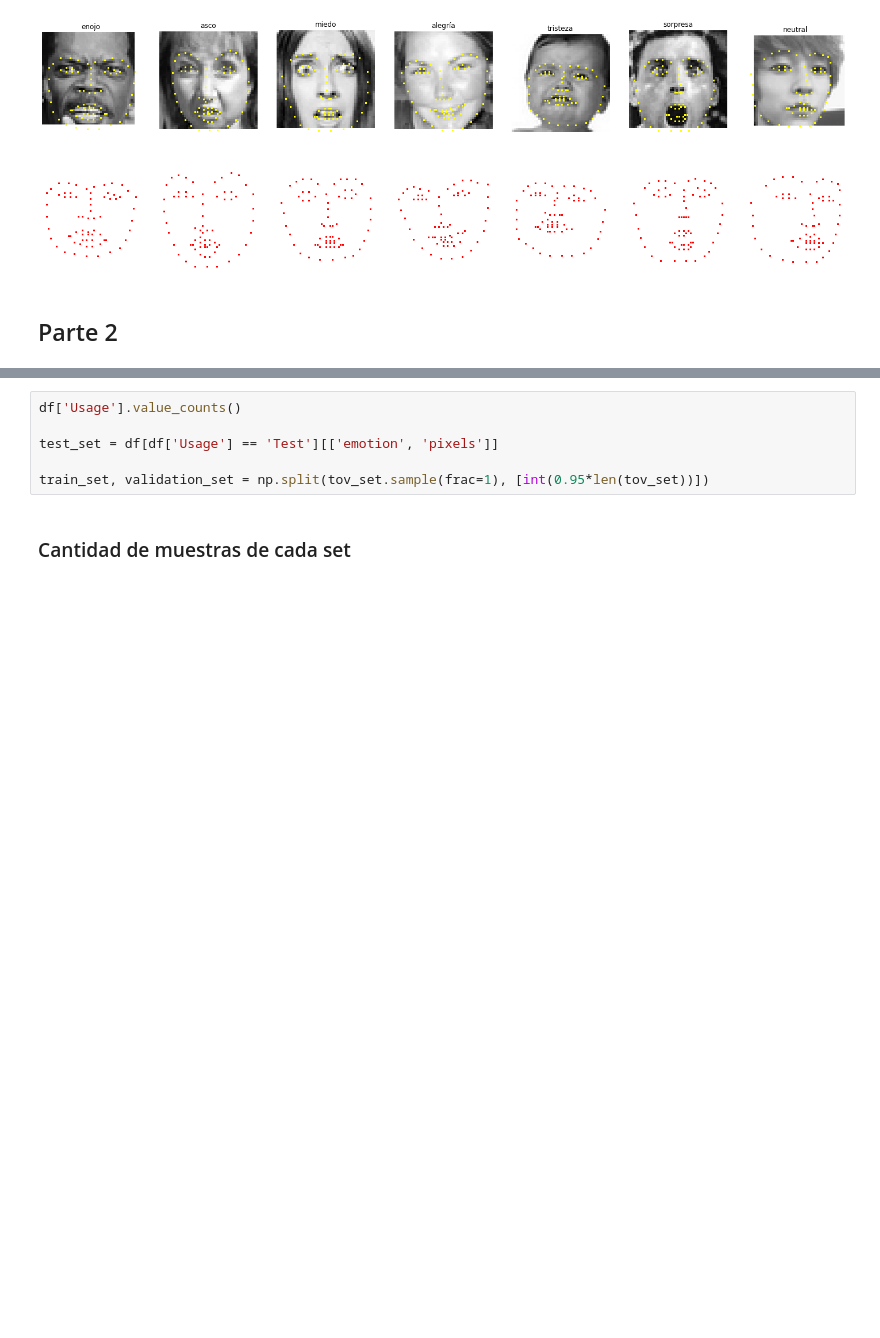
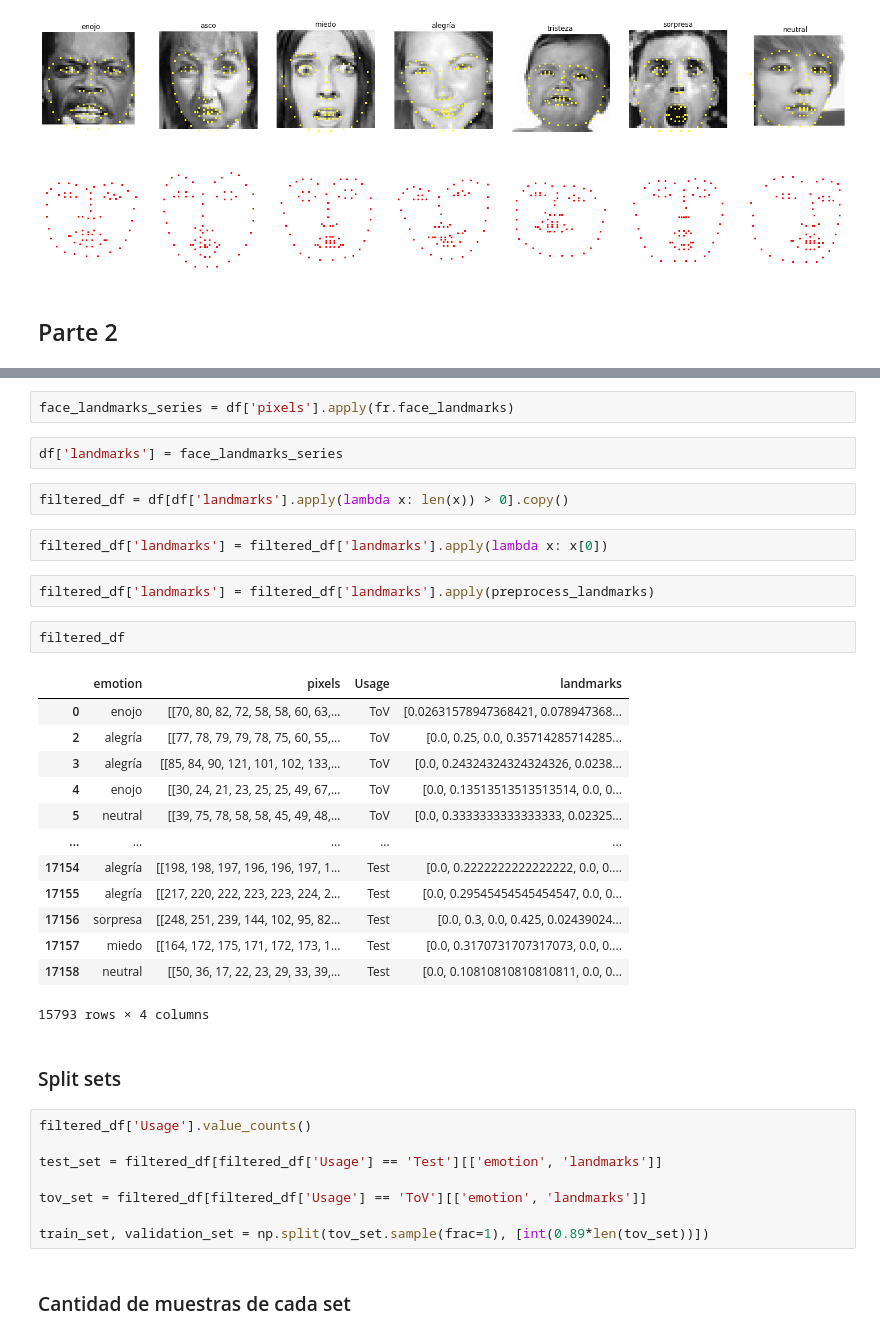
Before and after one commit to MatiasDuhalde/IIC2613-Tareas, a Jupyter notebook: T3/preguntas.ipynb, the cells around one changed output, grey strips where cells are left out. Cells and saved outputs as stored; diff of their text form; blank space fills up the shorter version.

```diff
--- a/T3/preguntas.ipynb
+++ b/T3/preguntas.ipynb
@@ -115,9 +174,39 @@ for i, row in enumerate(emotion_sample):
+# %%
+face_landmarks_series = df['pixels'].apply(fr.face_landmarks)
+# %%
+df['landmarks'] = face_landmarks_series
+# %%
+filtered_df = df[df['landmarks'].apply(lambda x: len(x)) > 0].copy()
+# %%
+filtered_df['landmarks'] = filtered_df['landmarks'].apply(lambda x: x[0])
+# %%
+filtered_df['landmarks'] = filtered_df['landmarks'].apply(preprocess_landmarks)
+# %%
+filtered_df
+# %% [output]
+|  | emotion | pixels | Usage | landmarks |
+| 0 | enojo | [[70, 80, 82, 72, 58, 58, 60, 63,... | ToV | [0.02631578947368421, 0.078947368... |
+| 2 | alegría | [[77, 78, 79, 79, 78, 75, 60, 55,... | ToV | [0.0, 0.25, 0.0, 0.35714285714285... |
+| 3 | alegría | [[85, 84, 90, 121, 101, 102, 133,... | ToV | [0.0, 0.24324324324324326, 0.0238... |
+| 4 | enojo | [[30, 24, 21, 23, 25, 25, 49, 67,... | ToV | [0.0, 0.13513513513513514, 0.0, 0... |
+| 5 | neutral | [[39, 75, 78, 58, 58, 45, 49, 48,... | ToV | [0.0, 0.3333333333333333, 0.02325... |
+| ... | ... | ... | ... | ... |
+| 17154 | alegría | [[198, 198, 197, 196, 196, 197, 1... | Test | [0.0, 0.2222222222222222, 0.0, 0.... |
+| 17155 | alegría | [[217, 220, 222, 223, 223, 224, 2... | Test | [0.0, 0.29545454545454547, 0.0, 0... |
+| 17156 | sorpresa | [[248, 251, 239, 144, 102, 95, 82... | Test | [0.0, 0.3, 0.0, 0.425, 0.02439024... |
+| 17157 | miedo | [[164, 172, 175, 171, 172, 173, 1... | Test | [0.0, 0.3170731707317073, 0.0, 0.... |
+| 17158 | neutral | [[50, 36, 17, 22, 23, 29, 33, 39,... | Test | [0.0, 0.10810810810810811, 0.0, 0... |
+15793 rows × 4 columns
+# %% [markdown]
+### Split sets
 # %%
-df['Usage'].value_counts()
+filtered_df['Usage'].value_counts()
 
-test_set = df[df['Usage'] == 'Test'][['emotion', 'pixels']]
+test_set = filtered_df[filtered_df['Usage'] == 'Test'][['emotion', 'landmarks']]
 
-train_set, validation_set = np.split(tov_set.sample(frac=1), [int(0.95*len(tov_set))])
+tov_set = filtered_df[filtered_df['Usage'] == 'ToV'][['emotion', 'landmarks']]
+
+train_set, validation_set = np.split(tov_set.sample(frac=1), [int(0.89*len(tov_set))])
 # %% [markdown]
 ### Cantidad de muestras de cada set
 # %%
```
Also changed, not shown: parts of 13 cells of this notebook.
